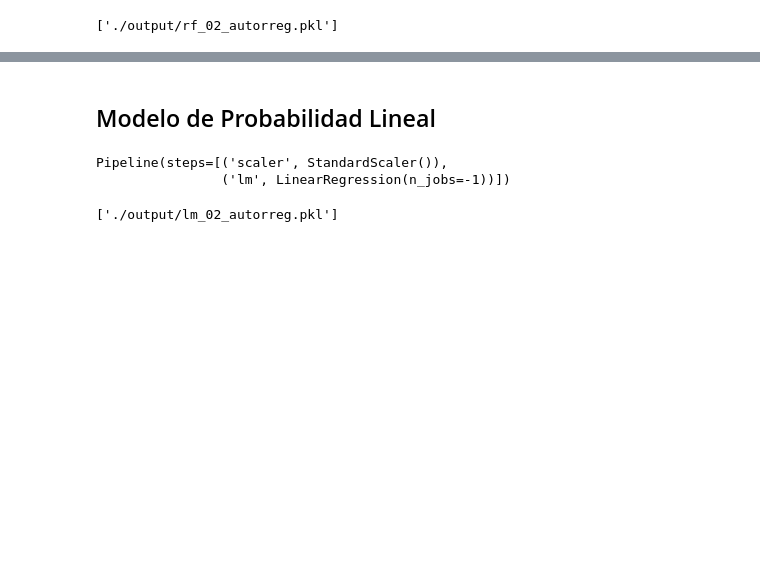
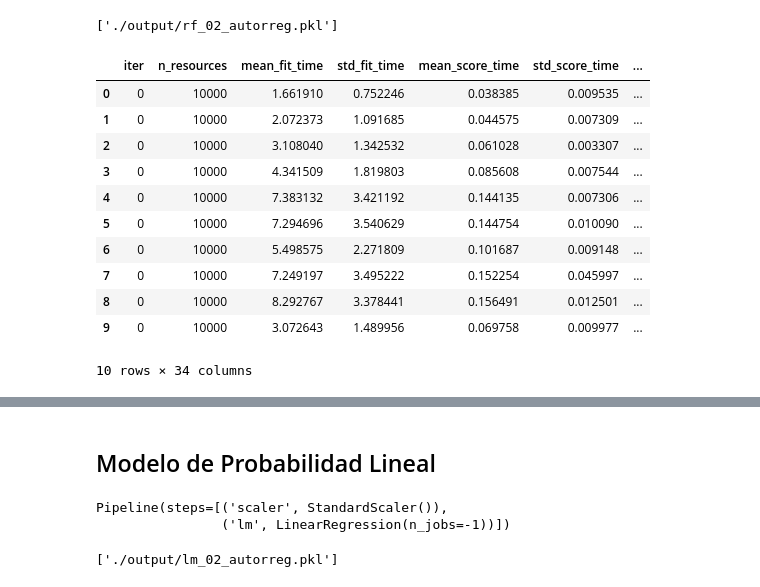
Before and after one commit to ManuDF0/Proyecto_Final_Big_Data, a Jupyter notebook: clasification.ipynb, the cells around one changed output, grey strips where cells are left out. Cells and saved outputs as stored; diff of their text form; code cells hidden in the pictures; blank space fills up the shorter version.

```diff
--- a/clasification.ipynb
+++ b/clasification.ipynb
@@ -194,4 +194,6 @@ data['prev_default_general'] = data['prev_default_general'].astype('category')
 data['sin_arca'] = data['sin_arca'].astype('category')
 data['buen_historial'] = data['buen_historial'].astype('category')
 data['sin_historial'] = data['sin_historial'].astype('category')
+# %%
+data.columns = data.columns.str.replace('\n', ' ') # Elimino los saltos de línea
 # %%
@@ -199,5 +202,3 @@ data.to_parquet('./input/data_limpio.parquet')
-# %%
-data = pd.read_parquet('./input/data_limpio.parquet')
 # %% [markdown]
 Para hacer cross validation, tenemos que tener en cuenta que tenemos un panel. Por lo tanto, vamos a entrenar el modelo con datos del pasado y evaluarlo con datos del futuro
 # %%
@@ -221,7 +222,10 @@ columnas.extend(emae.columns) # Todas las columnas de emae
 # %%
 with open('./input/columnas.txt', 'w', encoding = 'utf-8') as f:
     for col in columnas:
-        f.write(f'{col}\n')
+        clean_col = col.replace('\n', ' ')
+        f.write(f'{clean_col}\n')
+
+del col, clean_col, f
 # %%
 data.columns = [col.replace('\n', ' ') for col in data.columns]
 columnas = [col.replace('\n', ' ') for col in columnas]
@@ -325,8 +326,8 @@ prueba = prueba.loc[prueba['default_lag'] == 1]
 # %% [markdown]
 ## LASSO
 # %%
-start = -3
-end = 3
+start = -4
+end = 4
 
 tscv = TimeSeriesSplit(n_splits=10) # Este cross validation tiene en cuenta la temporarlidad de la base
 
@@ -528,3 +505,19 @@ results_rf = pd.DataFrame(halving_search.cv_results_)
+# %%
+results_rf.sort_values(by = 'mean_test_score')
+results_rf.head(10)
+# %% [output]
+|  | iter | n_resources | mean_fit_time | std_fit_time | mean_score_time | std_score_time | ... |
+| 0 | 0 | 10000 | 1.661910 | 0.752246 | 0.038385 | 0.009535 | ... |
+| 1 | 0 | 10000 | 2.072373 | 1.091685 | 0.044575 | 0.007309 | ... |
+| 2 | 0 | 10000 | 3.108040 | 1.342532 | 0.061028 | 0.003307 | ... |
+| 3 | 0 | 10000 | 4.341509 | 1.819803 | 0.085608 | 0.007544 | ... |
+| 4 | 0 | 10000 | 7.383132 | 3.421192 | 0.144135 | 0.007306 | ... |
+| 5 | 0 | 10000 | 7.294696 | 3.540629 | 0.144754 | 0.010090 | ... |
+| 6 | 0 | 10000 | 5.498575 | 2.271809 | 0.101687 | 0.009148 | ... |
+| 7 | 0 | 10000 | 7.249197 | 3.495222 | 0.152254 | 0.045997 | ... |
+| 8 | 0 | 10000 | 8.292767 | 3.378441 | 0.156491 | 0.012501 | ... |
+| 9 | 0 | 10000 | 3.072643 | 1.489956 | 0.069758 | 0.009977 | ... |
+10 rows × 34 columns
 # %%
 print(halving_search.best_params_)
 # %% [output]
```
Also changed, not shown: parts of 53 cells of this notebook, 16 other files.
